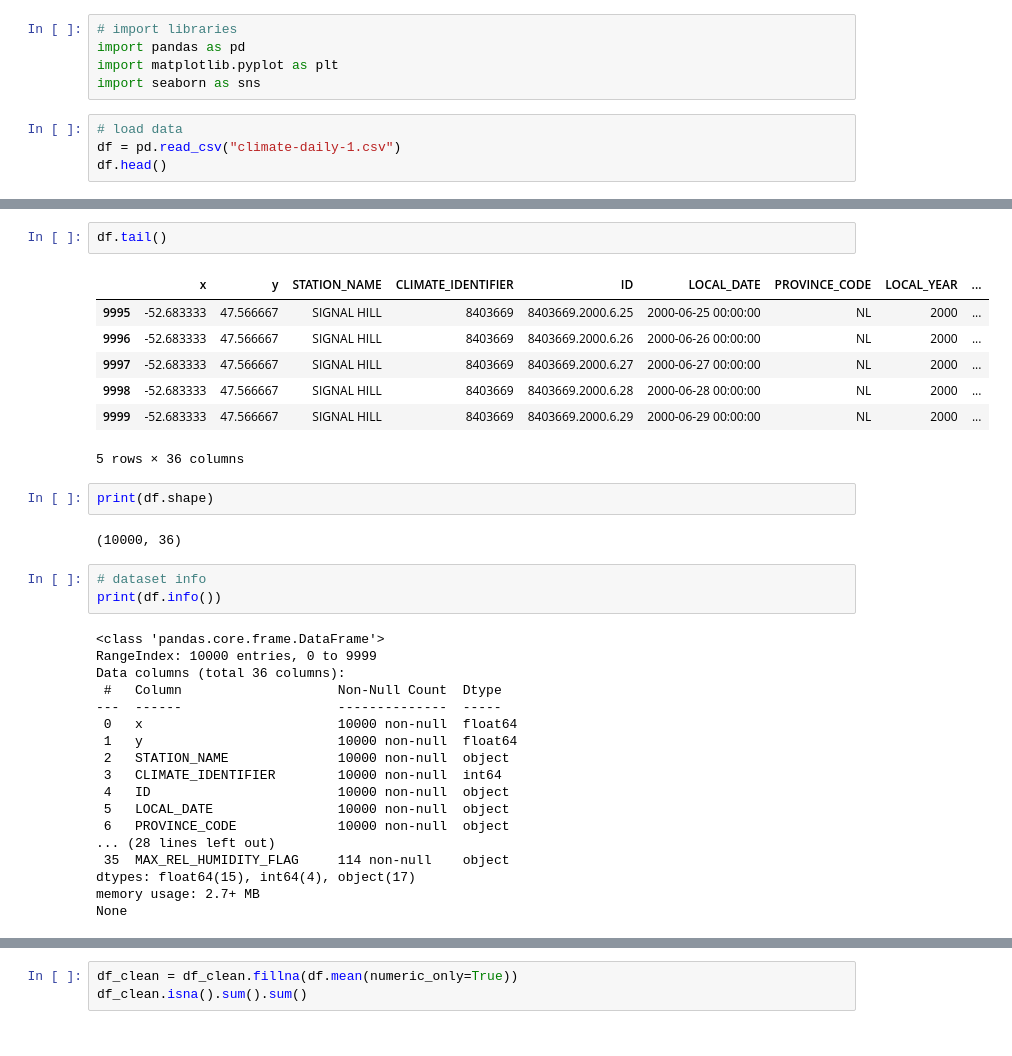
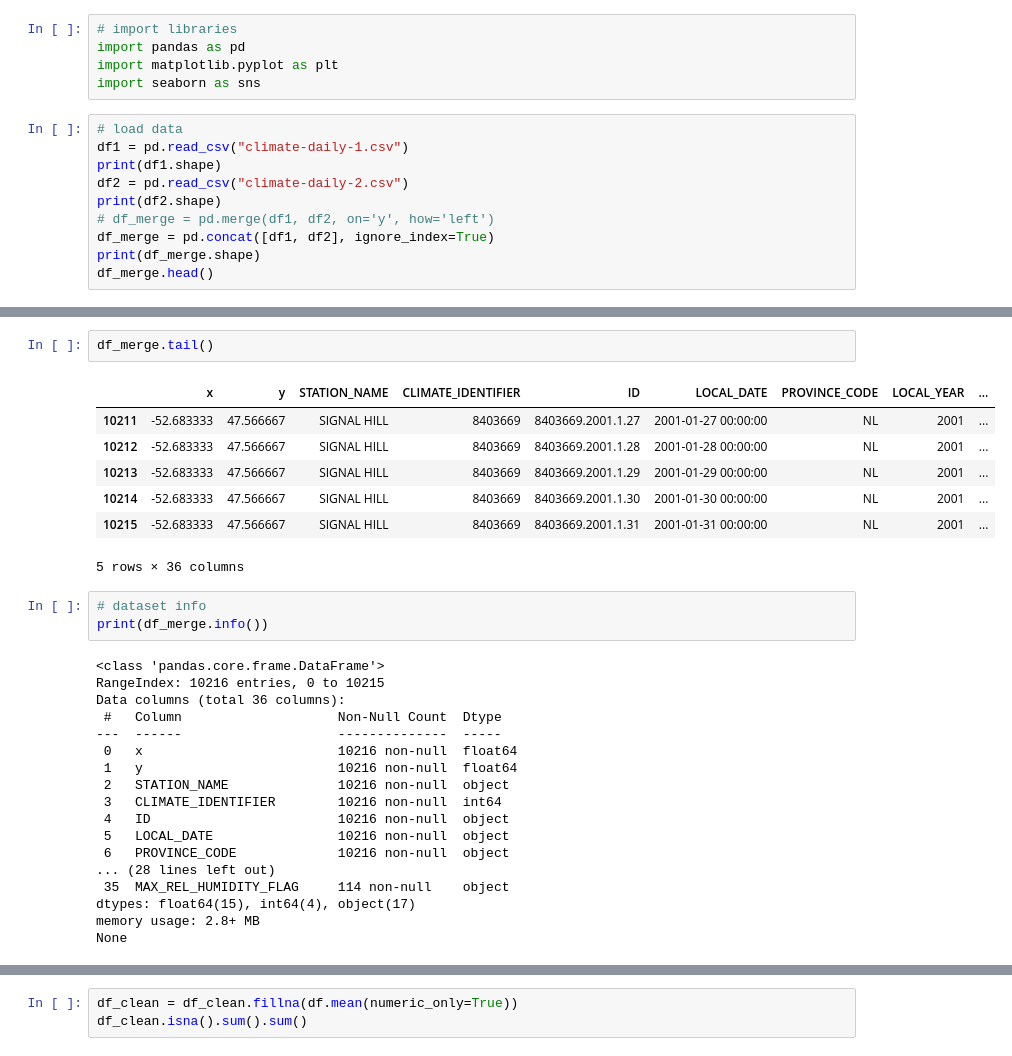
Before and after one commit to ieadoboe/cmsc6950-climate-daily, a Jupyter notebook: eda.ipynb, the cells around one changed output, grey strips where cells are left out. Cells and saved outputs as stored; diff of their text form.

```diff
--- a/eda.ipynb
+++ b/eda.ipynb
@@ -7,6 +7,12 @@ import matplotlib.pyplot as plt
 import seaborn as sns
 # %%
 # load data
-df = pd.read_csv("climate-daily-1.csv")
-df.head()
+df1 = pd.read_csv("climate-daily-1.csv")
+print(df1.shape)
+df2 = pd.read_csv("climate-daily-2.csv")
+print(df2.shape)
+# df_merge = pd.merge(df1, df2, on='y', how='left')
+df_merge = pd.concat([df1, df2], ignore_index=True)
+print(df_merge.shape)
+df_merge.head()
 # %% [output]
@@ -20,37 +29,33 @@ df.head()
 # %%
-df.tail()
+df_merge.tail()
 # %% [output]
 |  | x | y | STATION_NAME | CLIMATE_IDENTIFIER | ID | LOCAL_DATE | PROVINCE_CODE | LOCAL_YEAR | ... |
-| 9995 | -52.683333 | 47.566667 | SIGNAL HILL | 8403669 | 8403669.2000.6.25 | 2000-06-25 00:00:00 | NL | 2000 | ... |
-| 9996 | -52.683333 | 47.566667 | SIGNAL HILL | 8403669 | 8403669.2000.6.26 | 2000-06-26 00:00:00 | NL | 2000 | ... |
-| 9997 | -52.683333 | 47.566667 | SIGNAL HILL | 8403669 | 8403669.2000.6.27 | 2000-06-27 00:00:00 | NL | 2000 | ... |
-| 9998 | -52.683333 | 47.566667 | SIGNAL HILL | 8403669 | 8403669.2000.6.28 | 2000-06-28 00:00:00 | NL | 2000 | ... |
-| 9999 | -52.683333 | 47.566667 | SIGNAL HILL | 8403669 | 8403669.2000.6.29 | 2000-06-29 00:00:00 | NL | 2000 | ... |
+| 10211 | -52.683333 | 47.566667 | SIGNAL HILL | 8403669 | 8403669.2001.1.27 | 2001-01-27 00:00:00 | NL | 2001 | ... |
+| 10212 | -52.683333 | 47.566667 | SIGNAL HILL | 8403669 | 8403669.2001.1.28 | 2001-01-28 00:00:00 | NL | 2001 | ... |
+| 10213 | -52.683333 | 47.566667 | SIGNAL HILL | 8403669 | 8403669.2001.1.29 | 2001-01-29 00:00:00 | NL | 2001 | ... |
+| 10214 | -52.683333 | 47.566667 | SIGNAL HILL | 8403669 | 8403669.2001.1.30 | 2001-01-30 00:00:00 | NL | 2001 | ... |
+| 10215 | -52.683333 | 47.566667 | SIGNAL HILL | 8403669 | 8403669.2001.1.31 | 2001-01-31 00:00:00 | NL | 2001 | ... |
 5 rows × 36 columns
-# %%
-print(df.shape)
-# %% [output]
-(10000, 36)
 # %%
 # dataset info
-print(df.info())
+print(df_merge.info())
 # %% [output]
 <class 'pandas.core.frame.DataFrame'>
-RangeIndex: 10000 entries, 0 to 9999
+RangeIndex: 10216 entries, 0 to 10215
 Data columns (total 36 columns):
  #   Column                    Non-Null Count  Dtype
 ---  ------                    --------------  -----
- 0   x                         10000 non-null  float64
- 1   y                         10000 non-null  float64
- 2   STATION_NAME              10000 non-null  object
- 3   CLIMATE_IDENTIFIER        10000 non-null  int64
- 4   ID                        10000 non-null  object
- 5   LOCAL_DATE                10000 non-null  object
- 6   PROVINCE_CODE             10000 non-null  object
+ 0   x                         10216 non-null  float64
+ 1   y                         10216 non-null  float64
+ 2   STATION_NAME              10216 non-null  object
+ 3   CLIMATE_IDENTIFIER        10216 non-null  int64
+ 4   ID                        10216 non-null  object
+ 5   LOCAL_DATE                10216 non-null  object
+ 6   PROVINCE_CODE             10216 non-null  object
 ... (28 lines left out)
  35  MAX_REL_HUMIDITY_FLAG     114 non-null    object
 dtypes: float64(15), int64(4), object(17)
-memory usage: 2.7+ MB
+memory usage: 2.8+ MB
 None
 # %%
 # unique values
```
Also changed, not shown: parts of 14 cells of this notebook.
